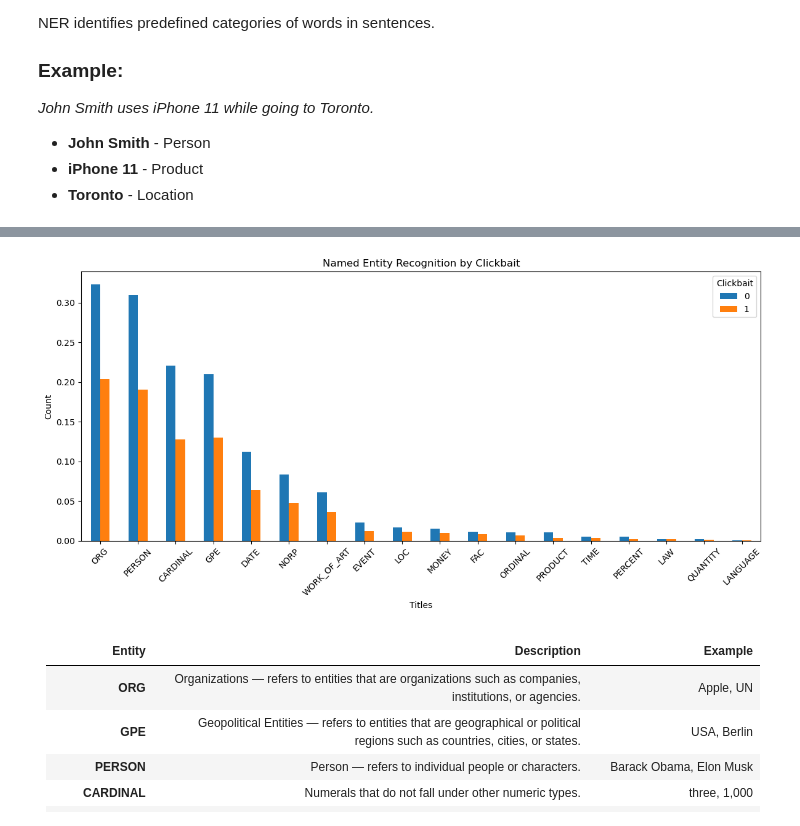
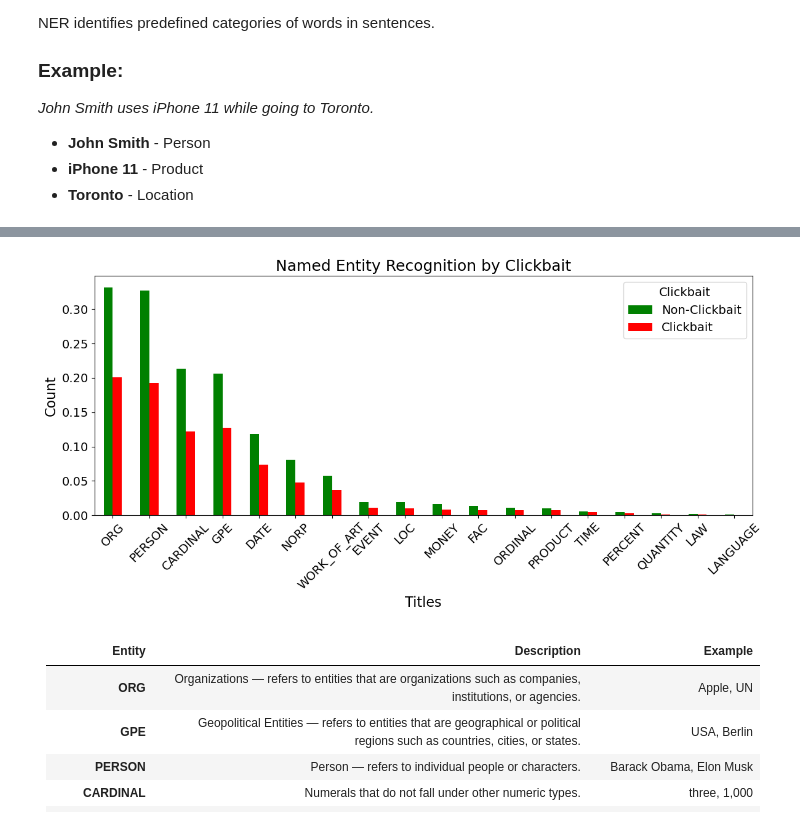
Before and after one commit to matkubita/ClickbaitDetectionThesis, a Jupyter notebook: notebooks/2-EDA.ipynb, the cells around one changed output, grey strips where cells are left out. Saved outputs shown, nothing was run; the diff lists cells and outputs as text; code cells hidden in the pictures.

```diff
--- a/notebooks/2-EDA.ipynb
+++ b/notebooks/2-EDA.ipynb
@@ -263,15 +350,24 @@ Valid article supportive: ['ORG', 'PERSON', 'CARDINAL', 'GPE', 'DATE', 'NORP', '
 # %%
 # NER plot
-grouped.plot(kind='bar', figsize=(12, 6))
-plt.title('Named Entity Recognition by Clickbait')
-plt.xlabel('Titles')
-plt.ylabel('Count')
-plt.legend(title='Clickbait')
-plt.xticks(rotation=45)
+FONT_TITLE = 18
+FONT_LABEL = 16
+FONT_LEGEND = 14
+
+colors = ['green', 'red']
+ax = grouped.plot(kind='bar', figsize=(12, 6), color=colors)
+
+plt.title('Named Entity Recognition by Clickbait', fontsize=FONT_TITLE)
+plt.xlabel('Titles', fontsize=FONT_LABEL)
+plt.ylabel('Count', fontsize=FONT_LABEL)
+ax.legend(title='Clickbait', title_fontsize=FONT_LEGEND, fontsize=FONT_LEGEND, labels=['Non-Clickbait', 'Clickbait'])
+
+plt.xticks(rotation=45, fontsize=FONT_LEGEND)
+plt.yticks(fontsize=FONT_LEGEND)
+
 plt.tight_layout()
 plt.show()
 # %% [output]
-[figure, old version]
+[figure, new version]
 # %% [markdown]
 | **Entity**      | **Description**                                                                                  | **Example**                      |
 |-----------------|--------------------------------------------------------------------------------------------------|-----------------------------------|
```
Also changed, not shown: parts of 14 cells of this notebook, 6 other files.
